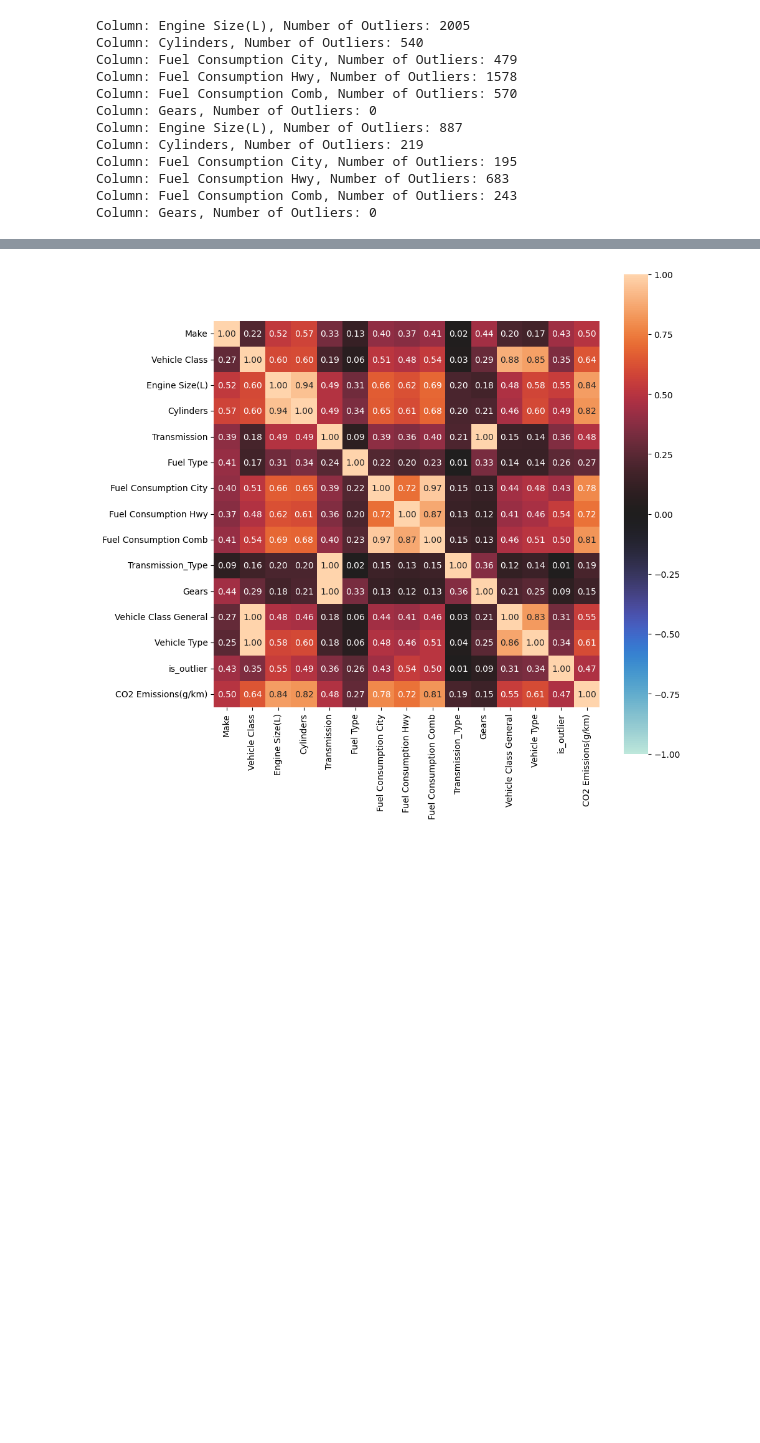
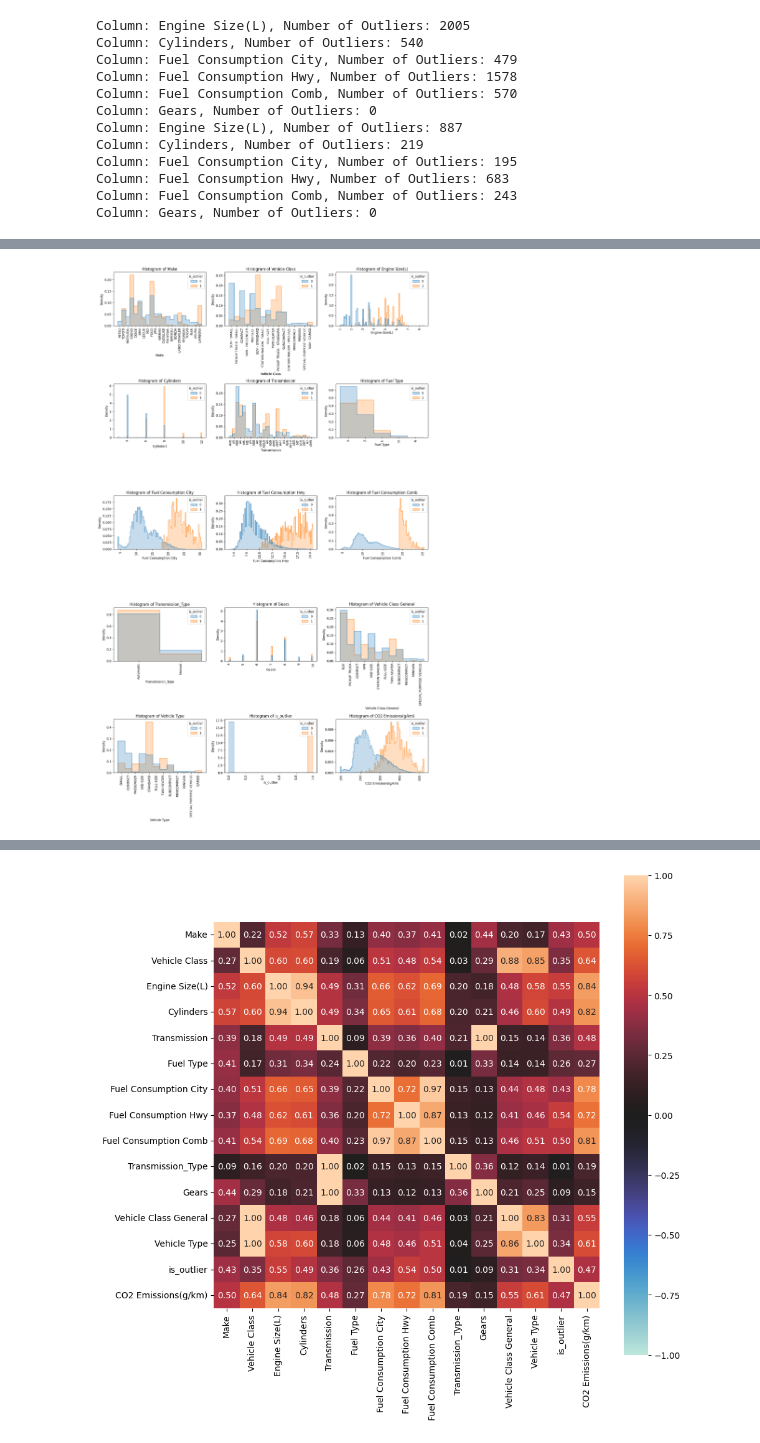
Before and after one commit to caesariodito/comp-archive, a Jupyter notebook: src/outliers_pipeline.ipynb, the cells around one changed output, grey strips where cells are left out. Saved outputs shown, nothing was run; the diff lists cells and outputs as text; code cells hidden in the pictures; blank space fills up the shorter version.

```diff
--- a/src/outliers_pipeline.ipynb
+++ b/src/outliers_pipeline.ipynb
@@ -116,0 +178,32 @@ df_test
+# %%
+import matplotlib.pyplot as plt
+import seaborn as sns
+
+# Assuming df_temp is your DataFrame
+num_plots = len(df_temp.columns)
+num_cols = 3
+num_rows = (
+    num_plots // num_cols if num_plots % num_cols == 0 else num_plots // num_cols + 1
+)
+
+fig, axs = plt.subplots(num_rows, num_cols, figsize=(15, num_rows * 5))
+
+for i, column in enumerate(df_temp.columns):
+    row = i // num_cols
+    col = i % num_cols
+    sns.histplot(
+        data=df_temp,
+        x=column,
+        hue="is_outlier",
+        element="step",
+        stat="density",
+        common_norm=False,
+        ax=axs[row, col],
+    )
+    axs[row, col].set_title(f"Histogram of {column}")
+    axs[row, col].tick_params(axis="x", rotation=90)  # Rotate x-axis labels
+
+plt.tight_layout()
+plt.show()
+# %% [output]
+[figure, added]
```
Also changed, not shown: parts of 11 cells of this notebook, 13 other files.
